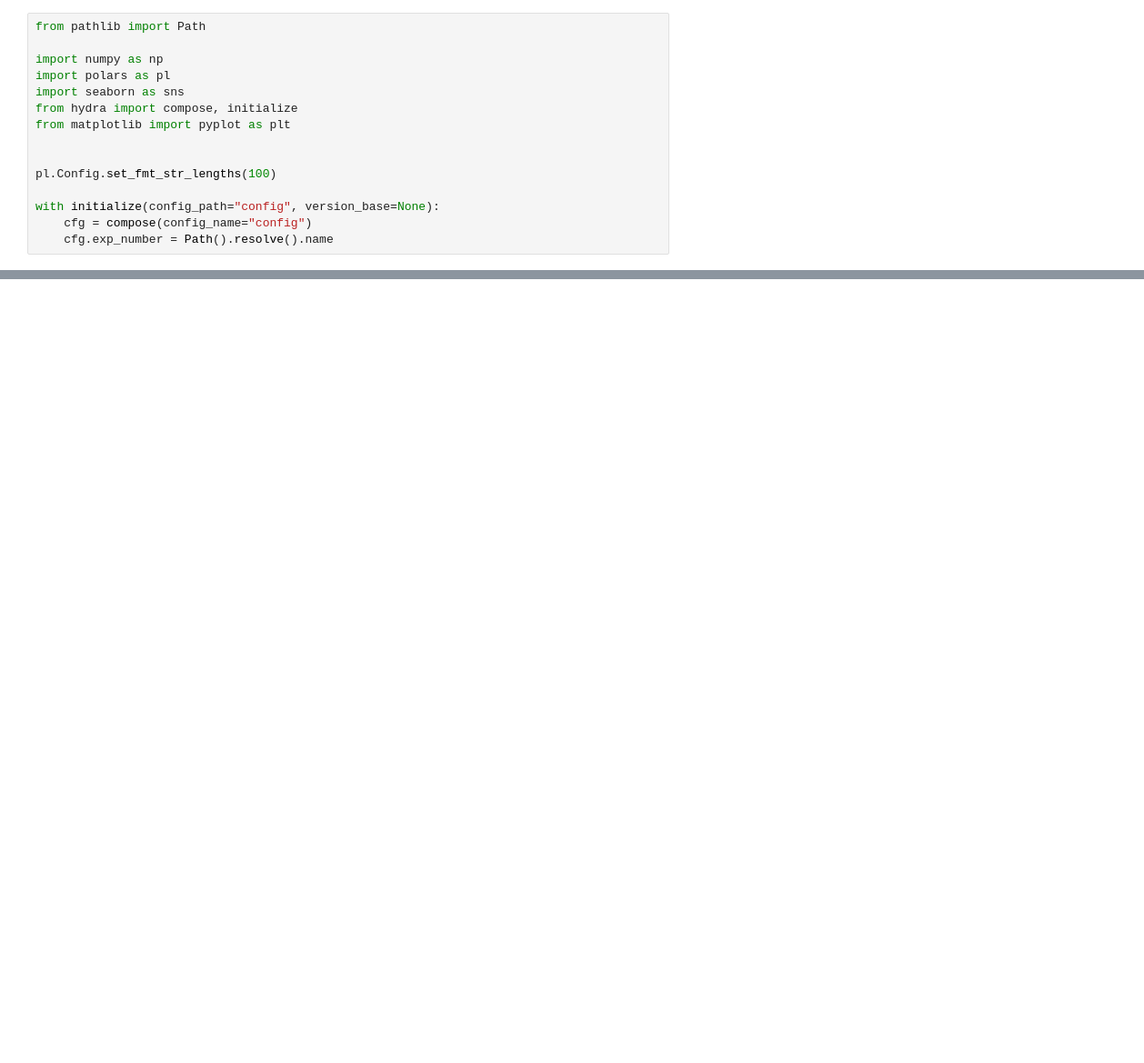
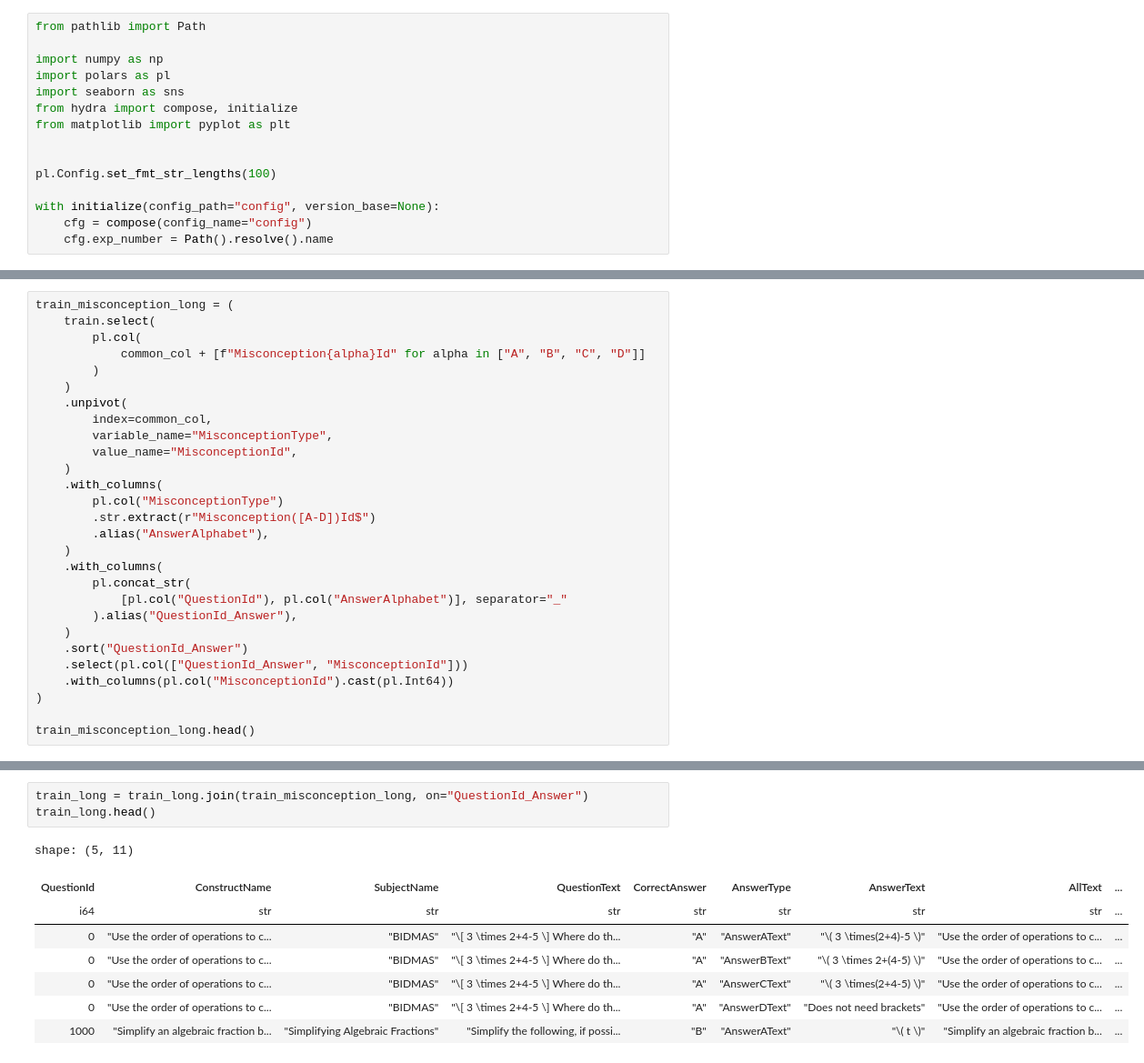
Before and after one commit to ryomac1/my_kaggle_env, a Jupyter notebook: exp/000/eda.ipynb, the cells around one changed output, grey strips where cells are left out. Shown: that part at 91% size. Cells and saved outputs as stored; diff of their text form; blank space fills up the shorter version.

```diff
--- a/exp/000/eda.ipynb
+++ b/exp/000/eda.ipynb
@@ -51,0 +125,28 @@ print(set(train_df.columns) - set(test_df.columns))
+# %%
+train_misconception_long = (
+    train.select(
+        pl.col(
+            common_col + [f"Misconception{alpha}Id" for alpha in ["A", "B", "C", "D"]]
+        )
+    )
+    .unpivot(
+        index=common_col,
+        variable_name="MisconceptionType",
+        value_name="MisconceptionId",
+    )
+    .with_columns(
+        pl.col("MisconceptionType")
+        .str.extract(r"Misconception([A-D])Id$")
+        .alias("AnswerAlphabet"),
+    )
+    .with_columns(
+        pl.concat_str(
+            [pl.col("QuestionId"), pl.col("AnswerAlphabet")], separator="_"
+        ).alias("QuestionId_Answer"),
+    )
+    .sort("QuestionId_Answer")
+    .select(pl.col(["QuestionId_Answer", "MisconceptionId"]))
+    .with_columns(pl.col("MisconceptionId").cast(pl.Int64))
+)
+
+train_misconception_long.head()
@@ -51,0 +162,12 @@ print(set(train_df.columns) - set(test_df.columns))
+# %%
+train_long = train_long.join(train_misconception_long, on="QuestionId_Answer")
+train_long.head()
+# %% [output]
+shape: (5, 11)
+| QuestionId | ConstructName | SubjectName | QuestionText | CorrectAnswer | AnswerType | AnswerText | AllText | ... |
+| i64 | str | str | str | str | str | str | str | ... |
+| 0 | "Use the order of operations to c... | "BIDMAS" | "\[ 3 \times 2+4-5 \] Where do th... | "A" | "AnswerAText" | "\( 3 \times(2+4)-5 \)" | "Use the order of operations to c... | ... |
+| 0 | "Use the order of operations to c... | "BIDMAS" | "\[ 3 \times 2+4-5 \] Where do th... | "A" | "AnswerBText" | "\( 3 \times 2+(4-5) \)" | "Use the order of operations to c... | ... |
+| 0 | "Use the order of operations to c... | "BIDMAS" | "\[ 3 \times 2+4-5 \] Where do th... | "A" | "AnswerCText" | "\( 3 \times(2+4-5) \)" | "Use the order of operations to c... | ... |
+| 0 | "Use the order of operations to c... | "BIDMAS" | "\[ 3 \times 2+4-5 \] Where do th... | "A" | "AnswerDText" | "Does not need brackets" | "Use the order of operations to c... | ... |
+| 1000 | "Simplify an algebraic fraction b... | "Simplifying Algebraic Fractions" | "Simplify the following, if possi... | "B" | "AnswerAText" | "\( t \)" | "Simplify an algebraic fraction b... | ... |
```
Also changed, not shown: parts of 16 cells of this notebook, 3 other files.
